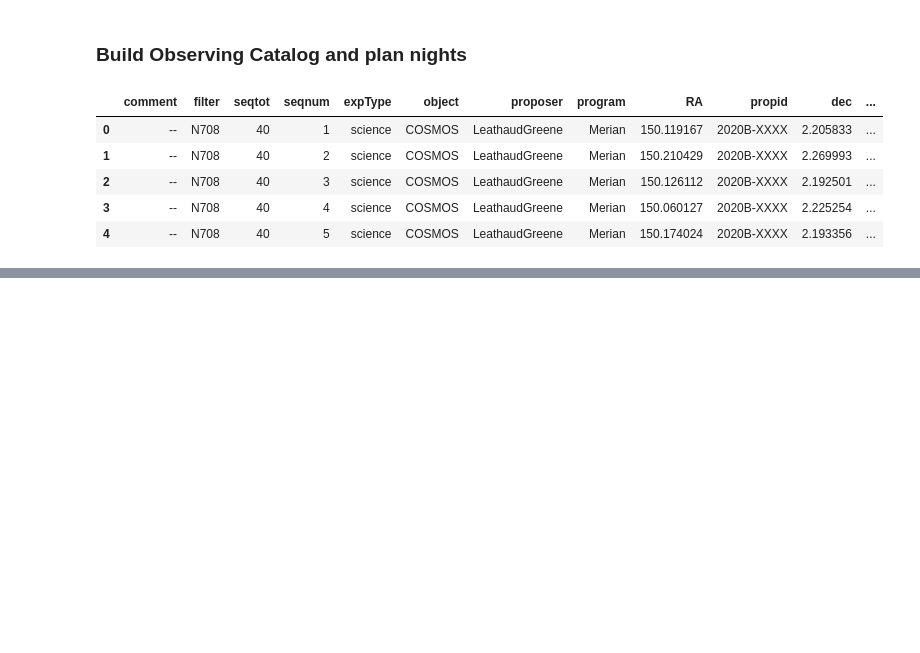
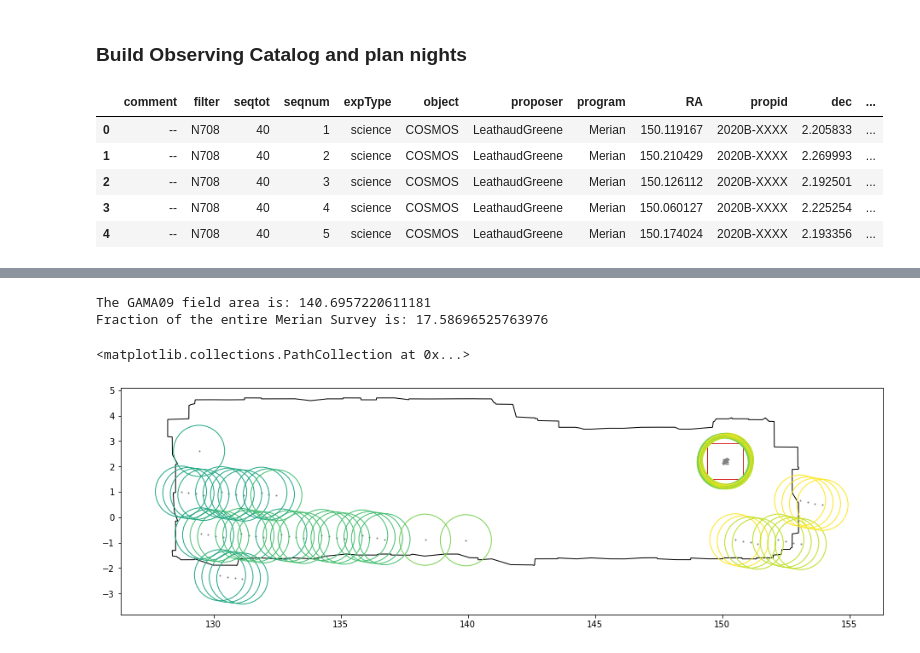
Before and after one commit to MerianSurvey/skipper, a Jupyter notebook: notebooks/COSMOSPlanningExample.ipynb, the cells around one changed output, grey strips where cells are left out. Drawn from its saved outputs; the diff is of its cells as text; code cells hidden in the pictures; blank space fills up the shorter version.

Commit message:
verify priority queue working as intended

```diff
--- a/notebooks/COSMOSPlanningExample.ipynb
+++ b/notebooks/COSMOSPlanningExample.ipynb
@@ -74,6 +80,7 @@ ctio = observe.ObservingSite ()
 priorities = {'COSMOS':0}
 # %%
 # \\ generate observing queue for night 1
-obstime = datetime.datetime ( 2021, 3, 5, 10, tzinfo=pytz.utc )
-catalog, is_queued = ocat.plan_night ( obstime, ctio, maxairmass=1.5, object_priority=priorities )
+obstime = datetime.datetime ( 2021, 3, 5, 3, tzinfo=pytz.utc )
+is_queued = ocat.plan_night ( obstime, ctio, catalog=mastercat,
+                                      maxairmass=1.3, object_priority=priorities )
 # %% [output]
@@ -134,4 +124,5 @@ Int64Index([ 0,  1,  2,  3,  4,  5,  6,  7,  8,  9, 10, 11, 12, 13, 14, 15, 16,
 # %%
 # \\ generate observing queue for night 2
 obstime = datetime.datetime ( 2021, 3, 6, 3, tzinfo=pytz.utc )
-_,is_queued = ocat.plan_night ( obstime, ctio, maxairmass=1.5, is_queued=is_queued )
+is_queued = ocat.plan_night ( obstime, ctio, catalog=mastercat,
+                             maxairmass=1.3, is_queued=is_queued )
@@ -151,0 +168,5 @@ val
+# %%
+# \\ generate observing queue for night 2
+obstime = datetime.datetime ( 2021, 3, 7, 3, tzinfo=pytz.utc )
+is_queued = ocat.plan_night ( obstime, ctio, catalog=mastercat,
+                             maxairmass=1.3, is_queued=is_queued )
@@ -151,0 +218,36 @@ val
+# %%
+g09edges = np.loadtxt('../data/g09edge.dat')
+poly_g09 = geometry.Polygon(g09edges)
+print('The GAMA09 field area is: ' + str(poly_g09.area))
+print('Fraction of the entire Merian Survey is: '+str(100*poly_g09.area/800))
+# %% [output]
+The GAMA09 field area is: 140.6957220611181
+Fraction of the entire Merian Survey is: 17.58696525763976
+# %%
+tq = mastercat.loc[is_queued.is_queued]
+fov_radius = (3.18/np.pi)**0.5
+plt.figure(figsize=(16,16))
+ax = plt.subplot(111, aspect='equal')
+patch1 = PolygonPatch(poly_g09, edgecolor='k',facecolor='none',lw=1)
+ax.add_patch(patch1)
+
+cosmos = patches.Rectangle ( ((center.ra - size[0]/2.*u.deg).value,
+                              (center.dec - size[1]/2.*u.deg).value),
+                             *size, fc='None', ec='tab:red')
+ax.add_patch(cosmos)
+
+for name,row in tq.iterrows():
+    timestamp = datetime.datetime.strptime (is_queued.loc[name,'qstamp'], '%Y%m%d_%H')
+    if timestamp.hour>12:
+        hr = timestamp.hour - 24.
+    else:
+        hr = timestamp.hour
+    patch = patches.Circle ( (row.RA, row.dec), fov_radius, ec=plt.cm.viridis((hr+5)/10.),
+                            fc='None')
+
+    ax.add_patch(patch)
+
+ax.scatter(tq.RA, tq.dec, s=1, color='grey')
+# %% [output]
+<matplotlib.collections.PathCollection at 0x...>
+[figure, added]
```
Also changed, not shown: parts of 18 cells of this notebook, 5 other files.
